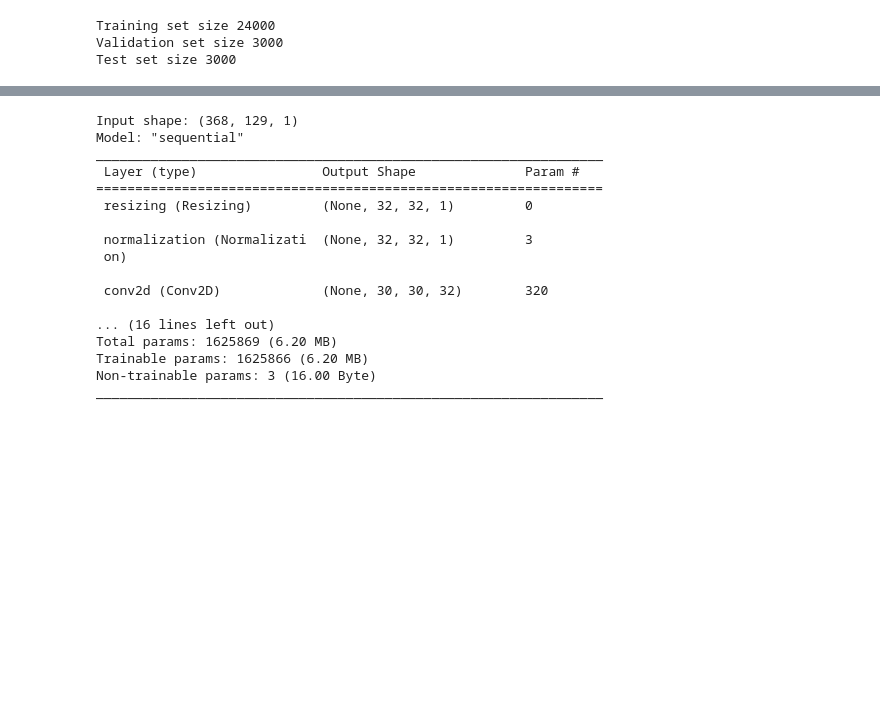
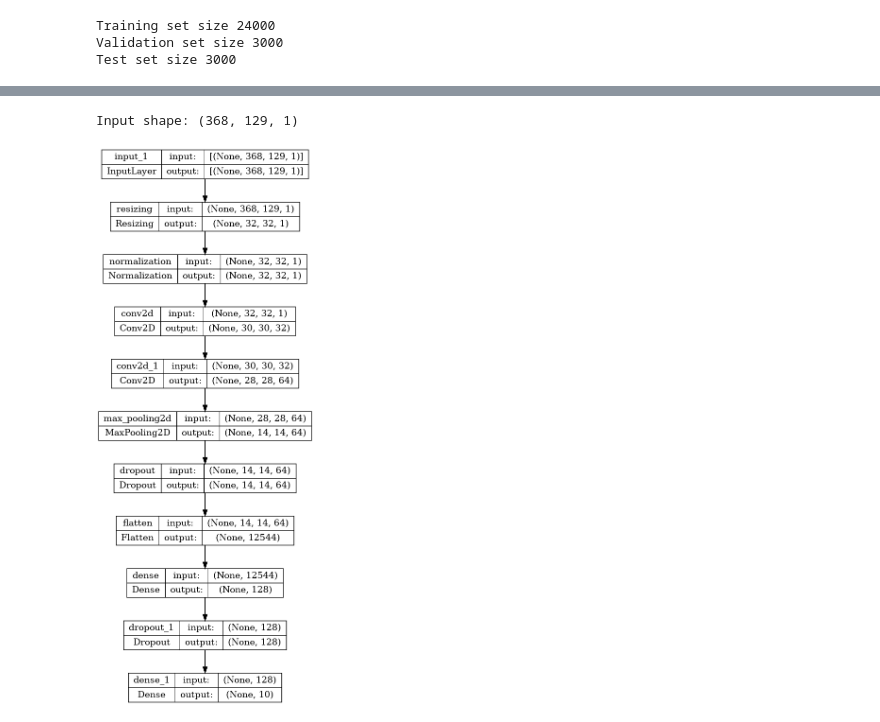
Before and after one commit to RocketFan/audio-mnist, a Jupyter notebook: train.ipynb, the cells around one changed output, grey strips where cells are left out. Saved outputs shown, nothing was run; the diff lists cells and outputs as text; code cells hidden in the pictures; blank space fills up the shorter version.

```diff
--- a/train.ipynb
+++ b/train.ipynb
@@ -163,45 +136,30 @@ val_ds = val_ds.cache().prefetch(AUTOTUNE)
 # %%
 for spectrogram, _ in spectrogram_ds.take(1):
     input_shape = spectrogram.shape
 print('Input shape:', input_shape)
 num_labels = 10
 
 norm_layer = Normalization()
 norm_layer.adapt(spectrogram_ds.map(lambda x, _: x))
 
 model = models.Sequential([
     layers.Input(shape=input_shape),
     Resizing(32, 32),
     norm_layer,
     layers.Conv2D(32, 3, activation='relu'),
     layers.Conv2D(64, 3, activation='relu'),
     layers.MaxPooling2D(),
     layers.Dropout(0.25),
     layers.Flatten(),
     layers.Dense(128, activation='relu'),
     layers.Dropout(0.5),
     layers.Dense(num_labels),
 ])
 
-model.summary()
+tf.keras.utils.plot_model(model, show_shapes=True)
 # %% [output]
 Input shape: (368, 129, 1)
-Model: "sequential"
-_________________________________________________________________
- Layer (type)                Output Shape              Param #
-=================================================================
- resizing (Resizing)         (None, 32, 32, 1)         0
-
- normalization (Normalizati  (None, 32, 32, 1)         3
- on)
-
- conv2d (Conv2D)             (None, 30, 30, 32)        320
-
-... (16 lines left out)
-Total params: 1625869 (6.20 MB)
-Trainable params: 1625866 (6.20 MB)
-Non-trainable params: 3 (16.00 Byte)
-_________________________________________________________________
+[figure, added]
 # %%
 model.compile(
     optimizer=tf.keras.optimizers.Adam(),
```
Also changed, not shown: parts of 13 cells of this notebook, 3 other files.
